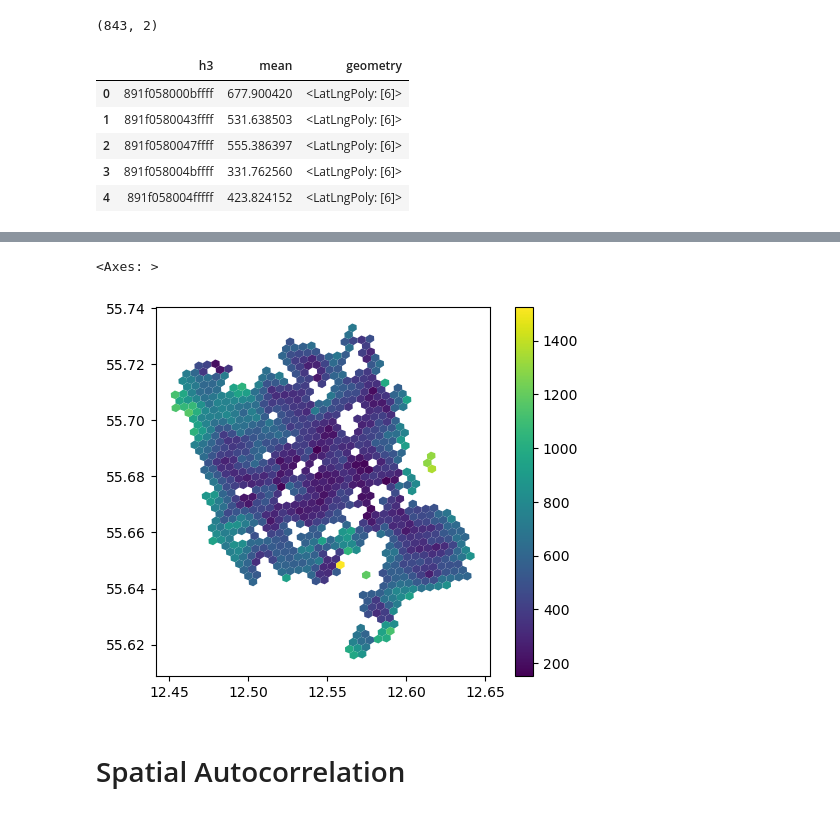
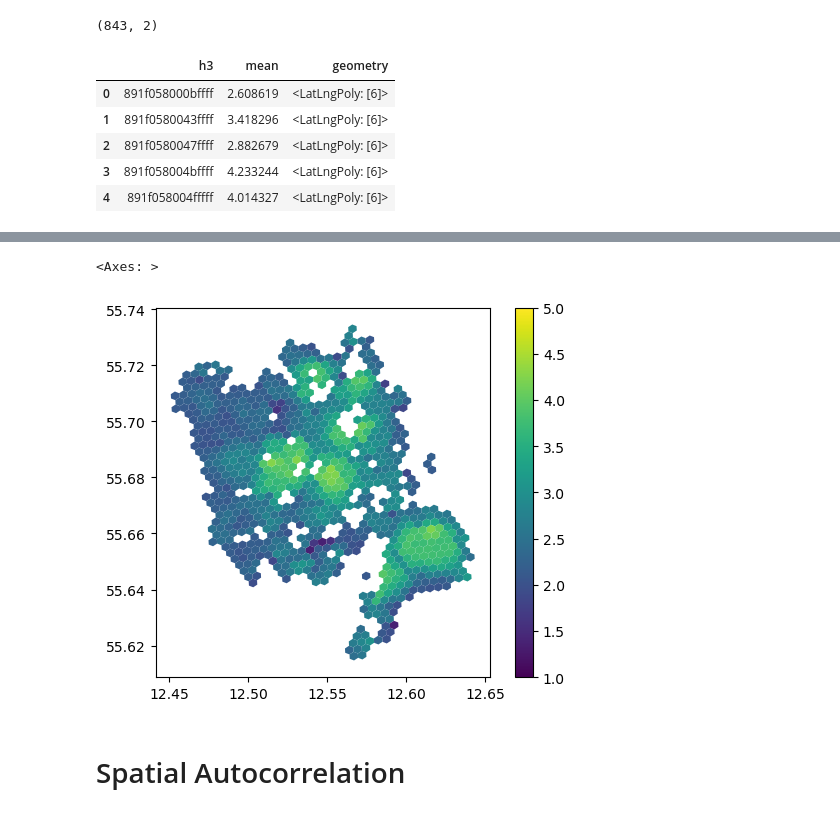
Before and after one commit to MiriamEspinosa/QoL_Copenhagen, a Jupyter notebook: notebooks/clustering.ipynb, the cells around one changed output, grey strips where cells are left out. Drawn from its saved outputs; the diff is of its cells as text; code cells hidden in the pictures.

```diff
--- a/notebooks/clustering.ipynb
+++ b/notebooks/clustering.ipynb
@@ -112,7 +114,7 @@ df_agg['h3'].nunique()
 # %% [output]
 843
 # %%
-mean = df_agg.groupby(['h3']).qol_index.mean().to_frame('mean').reset_index()
+mean = df_agg.groupby(['h3']).scaled_qol_index.mean().to_frame('mean').reset_index()
 mean.shape
 # %% [output]
 (843, 2)
@@ -125,11 +127,11 @@ mean['geometry'] = mean.apply(add_geometry, axis=1)
 mean.head()
 # %% [output]
 |  | h3 | mean | geometry |
-| 0 | 891f058000bffff | 677.900420 | <LatLngPoly: [6]> |
-| 1 | 891f0580043ffff | 531.638503 | <LatLngPoly: [6]> |
-| 2 | 891f0580047ffff | 555.386397 | <LatLngPoly: [6]> |
-| 3 | 891f058004bffff | 331.762560 | <LatLngPoly: [6]> |
-| 4 | 891f058004fffff | 423.824152 | <LatLngPoly: [6]> |
+| 0 | 891f058000bffff | 2.608619 | <LatLngPoly: [6]> |
+| 1 | 891f0580043ffff | 3.418296 | <LatLngPoly: [6]> |
+| 2 | 891f0580047ffff | 2.882679 | <LatLngPoly: [6]> |
+| 3 | 891f058004bffff | 4.233244 | <LatLngPoly: [6]> |
+| 4 | 891f058004fffff | 4.014327 | <LatLngPoly: [6]> |
 # %%
 gdf = gpd.GeoDataFrame(mean, crs=CRS_ORIGINAL)
 # %%
@@ -137,10 +139,10 @@ gdf.explore(column='mean', legend=True)
 # %% [output]
 [interactive output not drawn]
 # %%
-gdf.plot(column='mean', legend=True)
+gdf.plot(column='mean', legend=True, vmin=1, vmax=5)
 # %% [output]
 <Axes: >
-[figure, old version]
+[figure, new version]
 # %% [markdown]
 # Spatial Autocorrelation
 # %%
```
Also changed, not shown: parts of 19 cells of this notebook, 1 other file.
